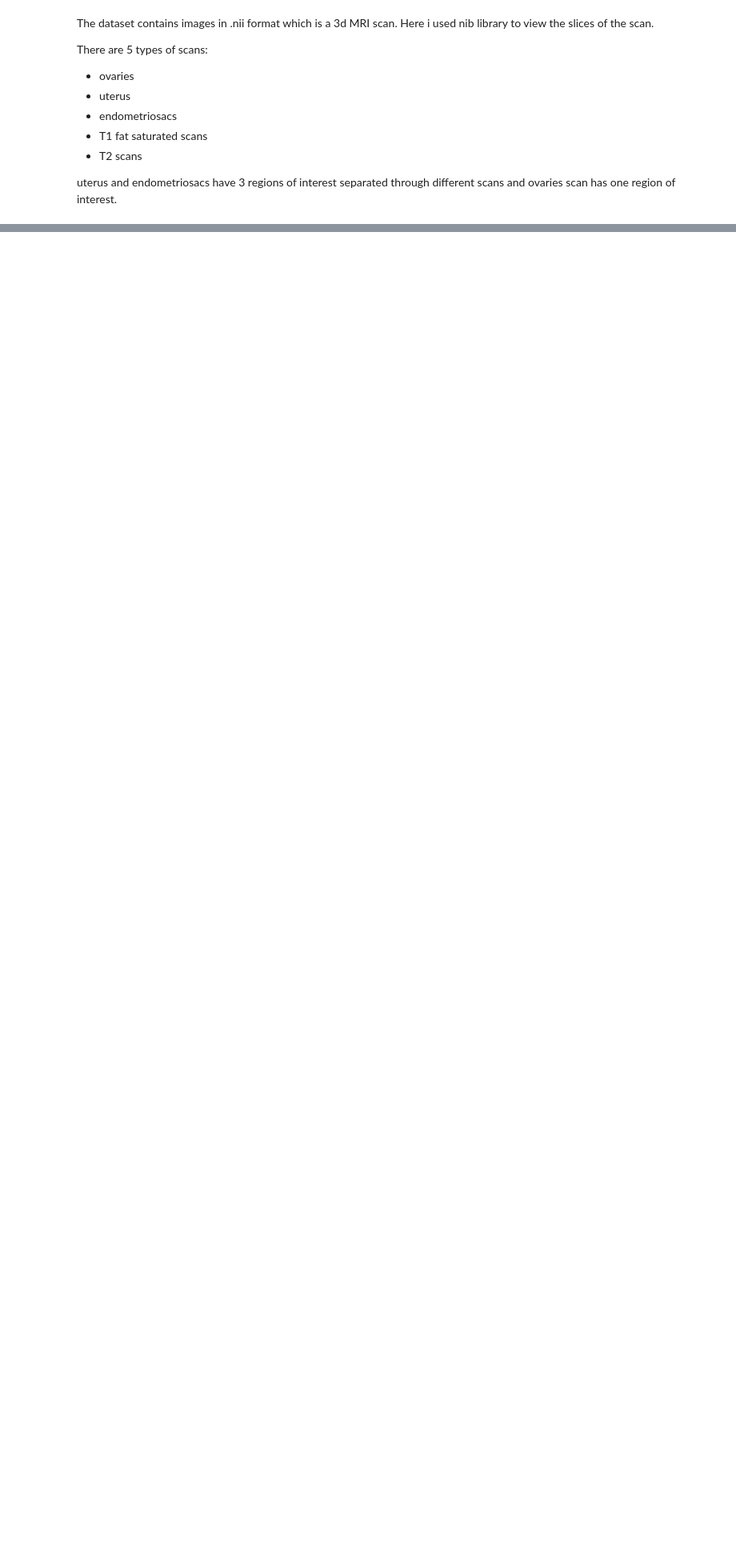
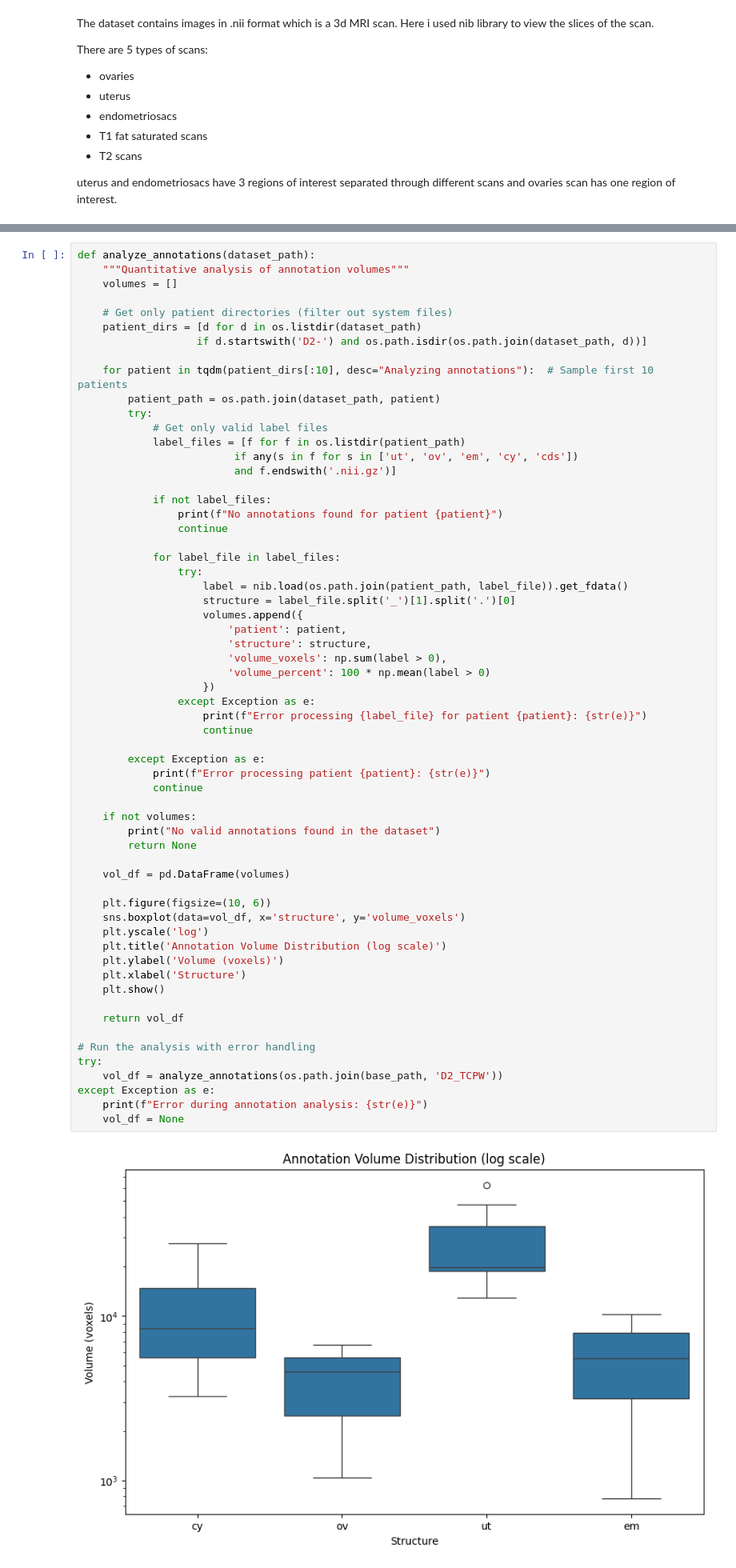
Before and after one commit to GGGoradia/Endometriosis-detection, a Jupyter notebook: modeltraining.ipynb, the cells around one changed output, grey strips where cells are left out. Shown: that part at 80% size. Saved outputs shown, nothing was run; the diff lists cells and outputs as text; blank space fills up the shorter version.

```diff
--- a/modeltraining.ipynb
+++ b/modeltraining.ipynb
@@ -211,0 +96,63 @@ uterus and endometriosacs have 3 regions of interest separated through different
+# %%
+def analyze_annotations(dataset_path):
+    """Quantitative analysis of annotation volumes"""
+    volumes = []
+
+    # Get only patient directories (filter out system files)
+    patient_dirs = [d for d in os.listdir(dataset_path)
+                   if d.startswith('D2-') and os.path.isdir(os.path.join(dataset_path, d))]
+
+    for patient in tqdm(patient_dirs[:10], desc="Analyzing annotations"):  # Sample first 10 patients
+        patient_path = os.path.join(dataset_path, patient)
+        try:
+            # Get only valid label files
+            label_files = [f for f in os.listdir(patient_path)
+                         if any(s in f for s in ['ut', 'ov', 'em', 'cy', 'cds'])
+                         and f.endswith('.nii.gz')]
+
+            if not label_files:
+                print(f"No annotations found for patient {patient}")
+                continue
+
+            for label_file in label_files:
+                try:
+                    label = nib.load(os.path.join(patient_path, label_file)).get_fdata()
+                    structure = label_file.split('_')[1].split('.')[0]
+                    volumes.append({
+                        'patient': patient,
+                        'structure': structure,
+                        'volume_voxels': np.sum(label > 0),
+                        'volume_percent': 100 * np.mean(label > 0)
+                    })
+                except Exception as e:
+                    print(f"Error processing {label_file} for patient {patient}: {str(e)}")
+                    continue
+
+        except Exception as e:
+            print(f"Error processing patient {patient}: {str(e)}")
+            continue
+
+    if not volumes:
+        print("No valid annotations found in the dataset")
+        return None
+
+    vol_df = pd.DataFrame(volumes)
+
+    plt.figure(figsize=(10, 6))
+    sns.boxplot(data=vol_df, x='structure', y='volume_voxels')
+    plt.yscale('log')
+    plt.title('Annotation Volume Distribution (log scale)')
+    plt.ylabel('Volume (voxels)')
+    plt.xlabel('Structure')
+    plt.show()
+
+    return vol_df
+
+# Run the analysis with error handling
+try:
+    vol_df = analyze_annotations(os.path.join(base_path, 'D2_TCPW'))
+except Exception as e:
+    print(f"Error during annotation analysis: {str(e)}")
+    vol_df = None
+# %% [output]
+[figure, added]
```
Also changed, not shown: parts of 17 cells of this notebook.
